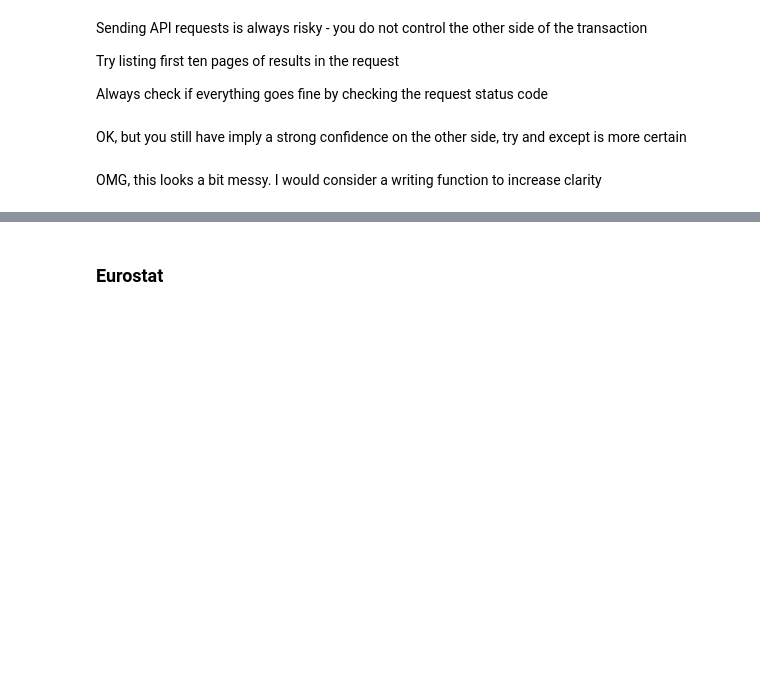
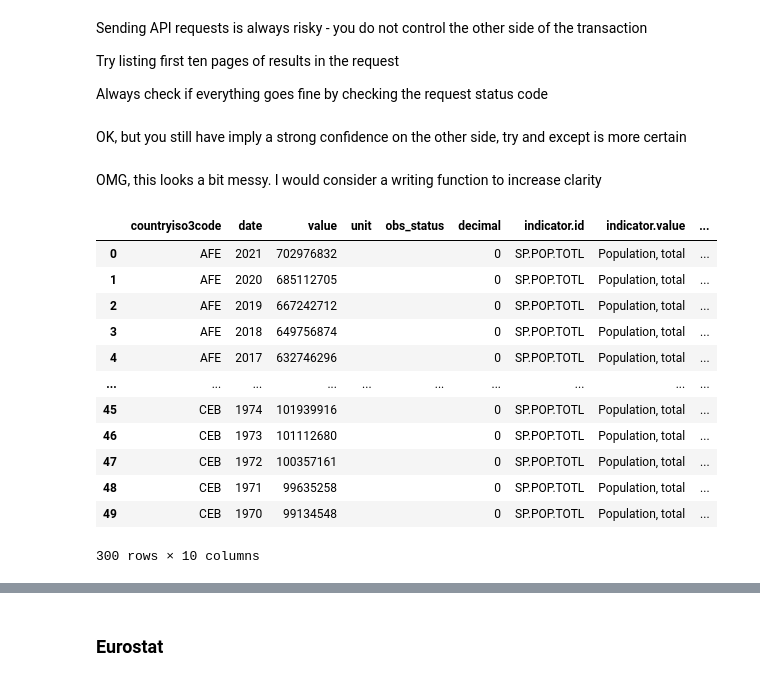
Before and after one commit to Frantisek21/PythonDataIES, a Jupyter notebook: 05_APIs/04a_JSON_Requests.ipynb, the cells around one changed output, grey strips where cells are left out. Saved outputs shown, nothing was run; the diff lists cells and outputs as text; code cells hidden in the pictures; blank space fills up the shorter version.

```diff
--- a/05_APIs/04a_JSON_Requests.ipynb
+++ b/05_APIs/04a_JSON_Requests.ipynb
@@ -358,7 +380,10 @@ pd.json_normalize(d[1])
 #### Return to Python basics 1: Errors and exceptions in Python
 # %%
 for i in range(-5,5):
-    print(5/i)
+    try:
+        print(5/i)
+    except ZeroDivisionError:
+        print(0)
 # %% [output]
 -1.0
 -1.25
@@ -444,3 +487,21 @@ for i in range(1,10):
+# %%
+l = [request_worldbank(url_template.format(page_num=i)) for i in range (1,7)]
+
+pd.concat([pd.json_normalize(output[1]) for output in l])
+# %% [output]
+|  | countryiso3code | date | value | unit | obs_status | decimal | indicator.id | indicator.value | ... |
+| 0 | AFE | 2021 | 702976832 |  |  | 0 | SP.POP.TOTL | Population, total | ... |
+| 1 | AFE | 2020 | 685112705 |  |  | 0 | SP.POP.TOTL | Population, total | ... |
+| 2 | AFE | 2019 | 667242712 |  |  | 0 | SP.POP.TOTL | Population, total | ... |
+| 3 | AFE | 2018 | 649756874 |  |  | 0 | SP.POP.TOTL | Population, total | ... |
+| 4 | AFE | 2017 | 632746296 |  |  | 0 | SP.POP.TOTL | Population, total | ... |
+| ... | ... | ... | ... | ... | ... | ... | ... | ... | ... |
+| 45 | CEB | 1974 | 101939916 |  |  | 0 | SP.POP.TOTL | Population, total | ... |
+| 46 | CEB | 1973 | 101112680 |  |  | 0 | SP.POP.TOTL | Population, total | ... |
+| 47 | CEB | 1972 | 100357161 |  |  | 0 | SP.POP.TOTL | Population, total | ... |
+| 48 | CEB | 1971 | 99635258 |  |  | 0 | SP.POP.TOTL | Population, total | ... |
+| 49 | CEB | 1970 | 99134548 |  |  | 0 | SP.POP.TOTL | Population, total | ... |
+300 rows × 10 columns
 # %%
 l = [request_worldbank(url_template.format(page_num=i)) for i in range(1,10)]
 
```
Also changed, not shown: parts of 19 cells of this notebook.
